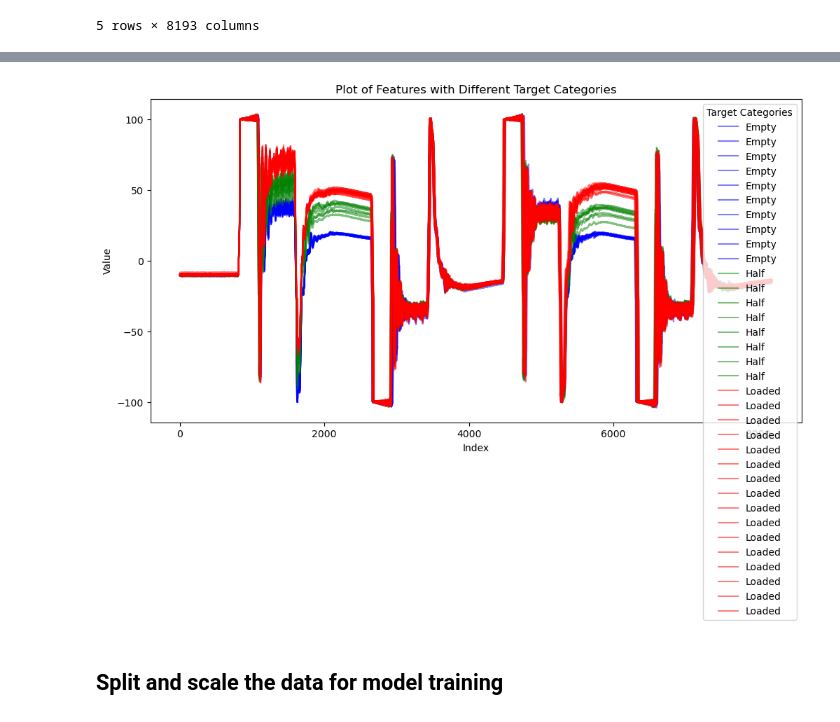
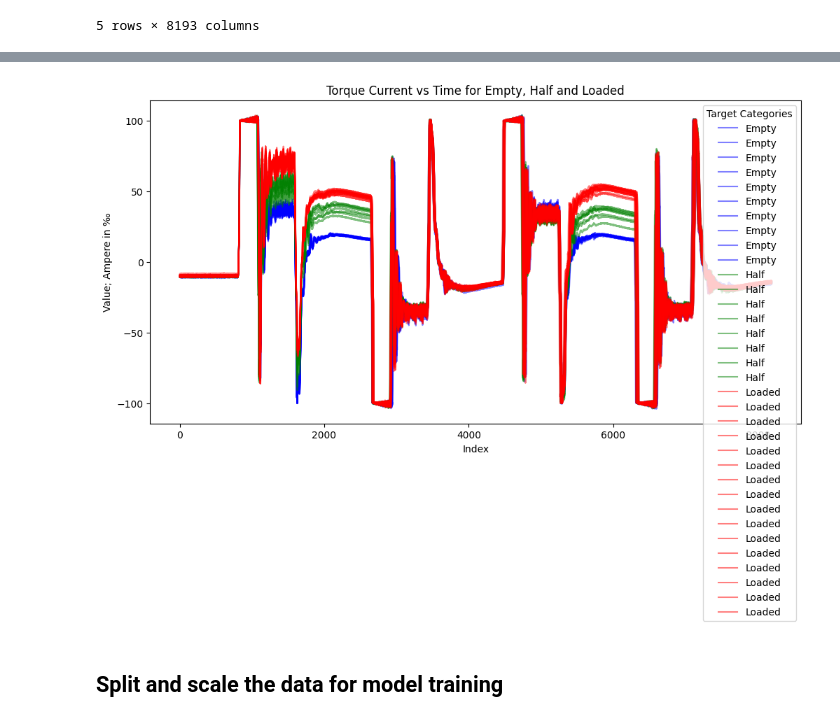
Before and after one commit to aliefe710/dasc, a Jupyter notebook: projekt.ipynb, the cells around one changed output, grey strips where cells are left out. Drawn from its saved outputs; the diff is of its cells as text; code cells hidden in the pictures.

Commit message:
added comments, plot descrp and reading sql

```diff
--- a/projekt.ipynb
+++ b/projekt.ipynb
@@ -81,36 +93,36 @@ df.head()
 # %%
 # Define a color map for the targets
 color_map = {
     'Empty': 'blue',
     'Half': 'green',
     'Loaded': 'red'
 }
 
 # Create the plot
 plt.figure(figsize=(12, 6))
 
 # Plot each target category with a different color
 for target, color in color_map.items():
     subset = final_df[final_df['target'] == target]
 
     # Loop over each row and plot the values
     for index, row in subset.iterrows():
         x = range(len(row) - 1)  # Exclude the 'target' column for X-axis (using column indices)
         y = row[:-1]  # Exclude the 'target' column for Y-axis (using the actual values)
         plt.plot(x, y, label=target, color=color, alpha=0.5)  # Plot each line with alpha for transparency
 
 # Add labels and a title
 plt.xlabel('Index')  # X-axis label (Index of each vertical line)
-plt.ylabel('Value')  # Y-axis label (Value of each feature)
-plt.title('Plot of Features with Different Target Categories')
+plt.ylabel('Value; Ampere in ‰')  # Y-axis label (Value of each feature for)
+plt.title('Torque Current vs Time for Empty, Half and Loaded')
 
 # Add a legend
 plt.legend(title="Target Categories")
 
 # Show the plot
 plt.show()
 # %% [output]
-[figure, old version]
+[figure, new version]
 # %% [markdown]
 ## Split and scale the data for model training
 # %%
```
Also changed, not shown: parts of 14 cells of this notebook.
